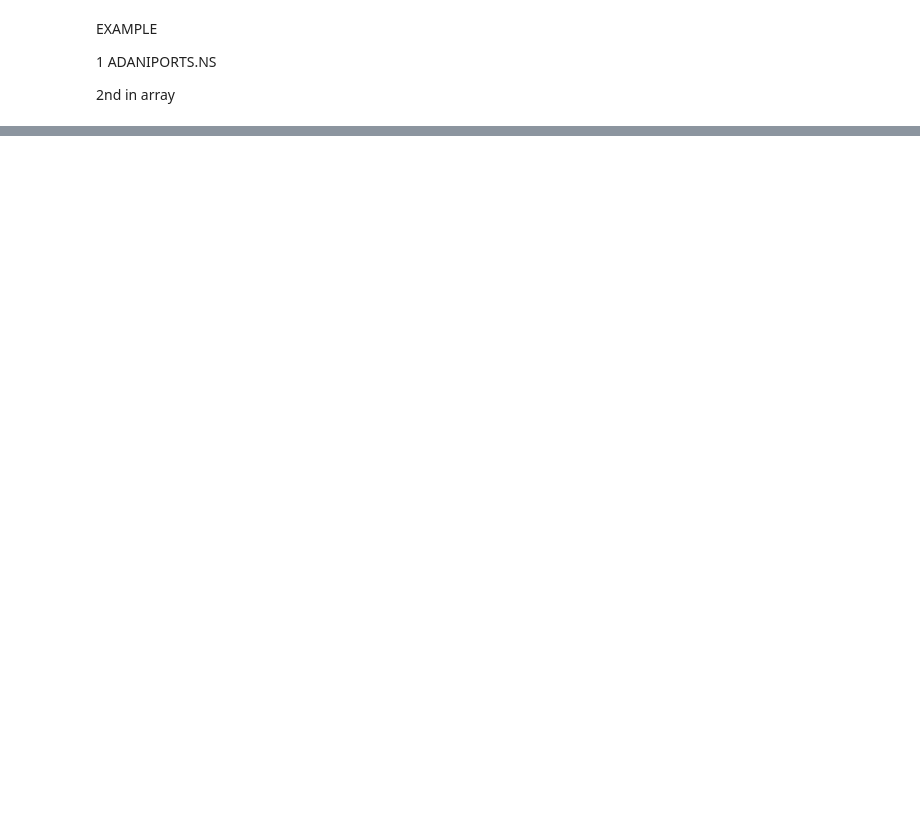
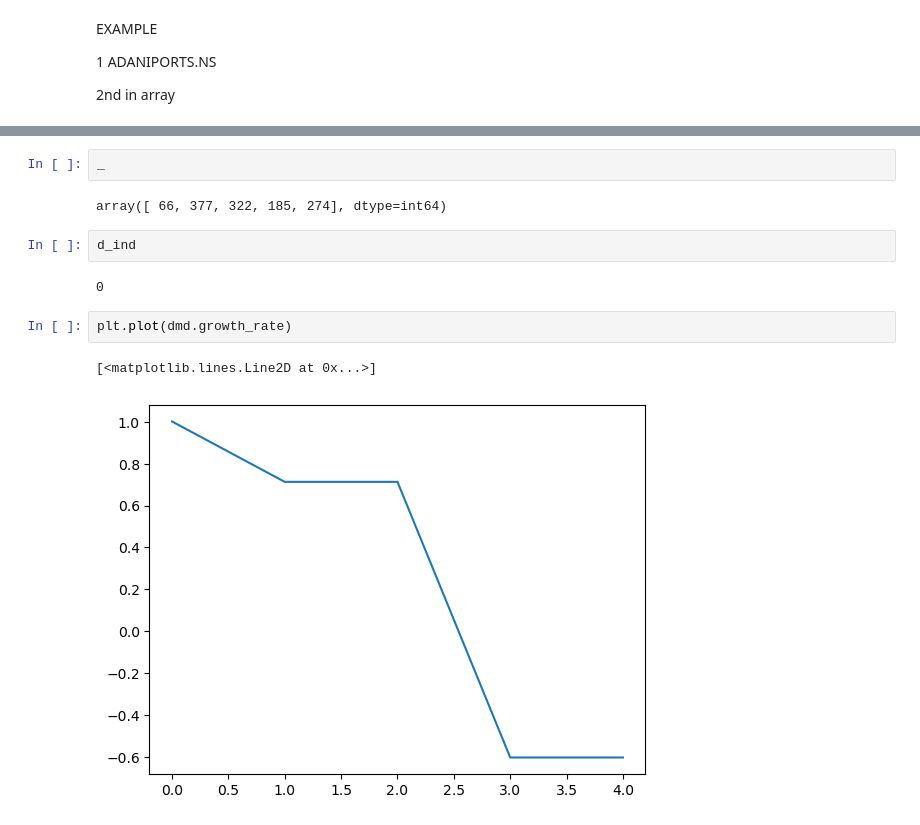
Before and after one commit to log-xp/dmdstocks.info, a Jupyter notebook: ver3.ipynb, the cells around one changed output, grey strips where cells are left out. Saved outputs shown, nothing was run; the diff lists cells and outputs as text; blank space fills up the shorter version.

```diff
--- a/ver3.ipynb
+++ b/ver3.ipynb
@@ -168,0 +169,13 @@ plt.show()
+# %%
+_
+# %% [output]
+array([ 66, 377, 322, 185, 274], dtype=int64)
+# %%
+d_ind
+# %% [output]
+0
+# %%
+plt.plot(dmd.growth_rate)
+# %% [output]
+[<matplotlib.lines.Line2D at 0x...>]
+[figure, added]
```
Also changed, not shown: parts of 18 cells of this notebook, 30 other files.
